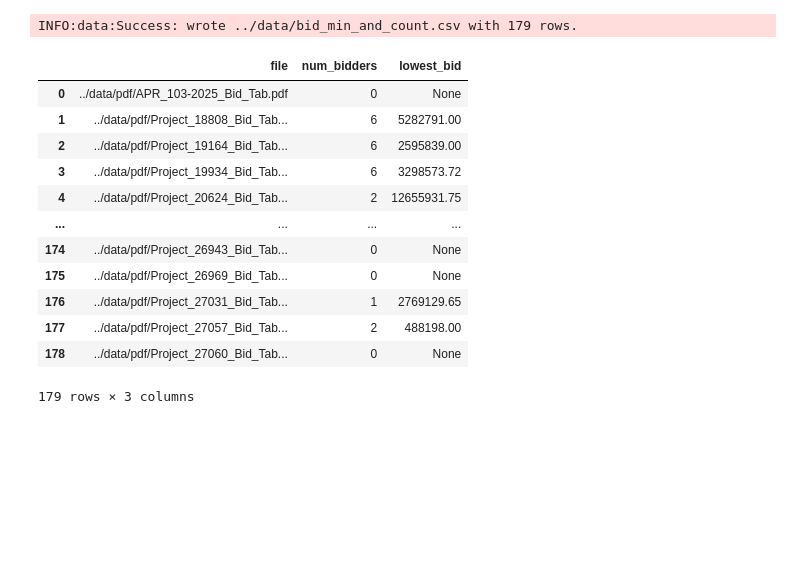
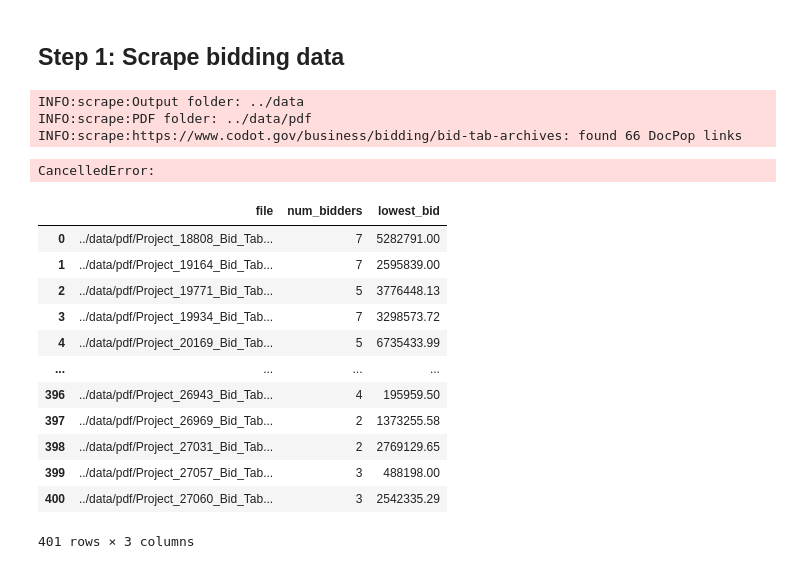
Before and after one commit to Simo-dg/PS3, a Jupyter notebook: src/main_code.ipynb, the cells around one changed output. Cells and saved outputs as stored; diff of their text form; code cells hidden in the pictures; blank space fills up the shorter version.

```diff
--- a/src/main_code.ipynb
+++ b/src/main_code.ipynb
@@ -24,17 +1,2 @@ INFO:scrape:Saved CSV: ../data/cdot_bid_tabs_index.csv
-# %%
-df_analyzed = main(pdf_dir='../data/pdf', out_path='../data/bid_min_and_count.csv')
-# %% [output]
-INFO:data:Success: wrote ../data/bid_min_and_count.csv with 179 rows.
-|  | file | num_bidders | lowest_bid |
-| 0 | ../data/pdf/APR_103-2025_Bid_Tab.pdf | 0 | None |
-| 1 | ../data/pdf/Project_18808_Bid_Tab... | 6 | 5282791.00 |
-| 2 | ../data/pdf/Project_19164_Bid_Tab... | 6 | 2595839.00 |
-| 3 | ../data/pdf/Project_19934_Bid_Tab... | 6 | 3298573.72 |
-| 4 | ../data/pdf/Project_20624_Bid_Tab... | 2 | 12655931.75 |
-| ... | ... | ... | ... |
-| 174 | ../data/pdf/Project_26943_Bid_Tab... | 0 | None |
-| 175 | ../data/pdf/Project_26969_Bid_Tab... | 0 | None |
-| 176 | ../data/pdf/Project_27031_Bid_Tab... | 1 | 2769129.65 |
-| 177 | ../data/pdf/Project_27057_Bid_Tab... | 2 | 488198.00 |
-| 178 | ../data/pdf/Project_27060_Bid_Tab... | 0 | None |
-179 rows × 3 columns
+# %% [markdown]
+## Step 1: Scrape bidding data
@@ -40,0 +8,53 @@ INFO:data:Success: wrote ../data/bid_min_and_count.csv with 179 rows.
+# %%
+from scrape import run_cdot_scraper
+
+pages = [
+    "https://www.codot.gov/business/bidding/bid-tab-archives/copy_of_bid-tabs-2023",
+    "https://www.codot.gov/business/bidding/bid-tab-archives/2023-bid-tabs/bid-tabs-2023",
+    "https://www.codot.gov/business/bidding/bid-tab-archives/2022-bid-tabs/copy_of_bid-tabs-2022",
+    "https://www.codot.gov/business/bidding/bid-tab-archives"
+]
+
+df = await run_cdot_scraper(pages=pages)
+# %% [output]
+INFO:scrape:Output folder: ../data
+INFO:scrape:PDF folder: ../data/pdf
+INFO:scrape:https://www.codot.gov/business/bidding/bid-tab-archives: found 66 DocPop links
+CancelledError:
+# %%
+from extract_bidding_data import extract_metrics_from_pdf
+
+logging.basicConfig(level=logging.INFO)
+
+pdf_dir = '../data/pdf'
+out_path = '../data/bid_min_and_count.csv'
+
+pdfs = sorted(Path(pdf_dir).rglob("*.pdf"))
+results = []
+
+for pdf in tqdm(pdfs, desc="Processing PDFs"):
+    n, low = extract_metrics_from_pdf(pdf)
+    results.append((str(pdf), n, low))
+    # Print progress for each file
+
+# Create DataFrame
+df = pd.DataFrame(results, columns=["file", "num_bidders", "lowest_bid"])
+
+# Write to CSV
+Path(out_path).parent.mkdir(parents=True, exist_ok=True)
+df.to_csv(out_path, index=False)
+df
+# %% [output]
+|  | file | num_bidders | lowest_bid |
+| 0 | ../data/pdf/Project_18808_Bid_Tab... | 7 | 5282791.00 |
+| 1 | ../data/pdf/Project_19164_Bid_Tab... | 7 | 2595839.00 |
+| 2 | ../data/pdf/Project_19771_Bid_Tab... | 5 | 3776448.13 |
+| 3 | ../data/pdf/Project_19934_Bid_Tab... | 7 | 3298573.72 |
+| 4 | ../data/pdf/Project_20169_Bid_Tab... | 5 | 6735433.99 |
+| ... | ... | ... | ... |
+| 396 | ../data/pdf/Project_26943_Bid_Tab... | 4 | 195959.50 |
+| 397 | ../data/pdf/Project_26969_Bid_Tab... | 2 | 1373255.58 |
+| 398 | ../data/pdf/Project_27031_Bid_Tab... | 2 | 2769129.65 |
+| 399 | ../data/pdf/Project_27057_Bid_Tab... | 3 | 488198.00 |
+| 400 | ../data/pdf/Project_27060_Bid_Tab... | 3 | 2542335.29 |
+401 rows × 3 columns
```
Also changed, not shown: parts of 9 cells of this notebook, 1 other file.
